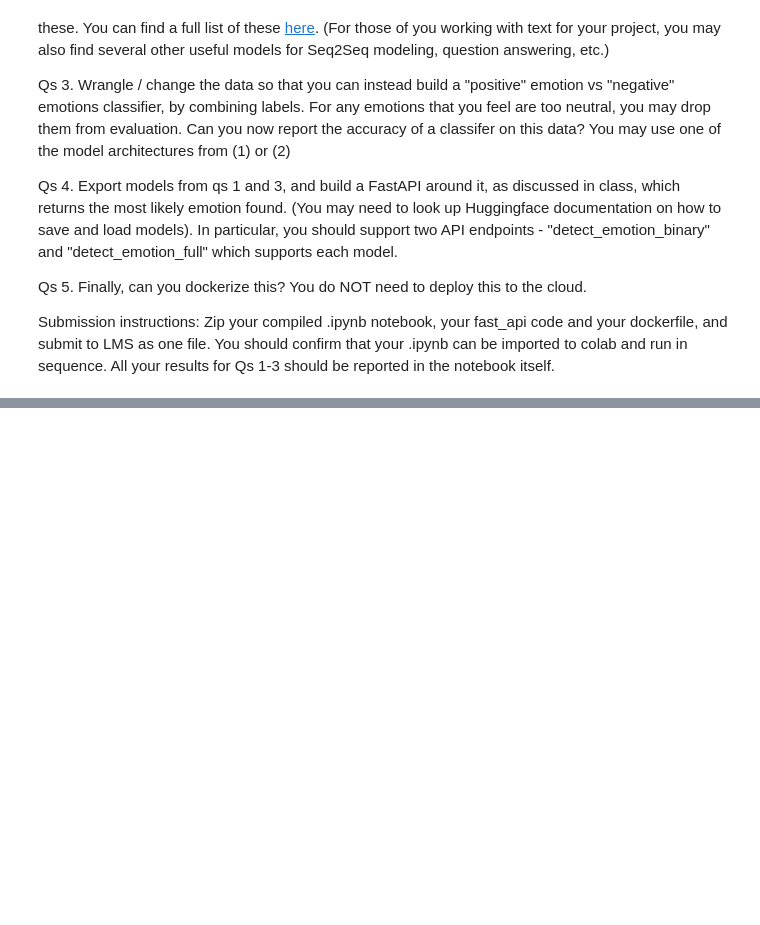
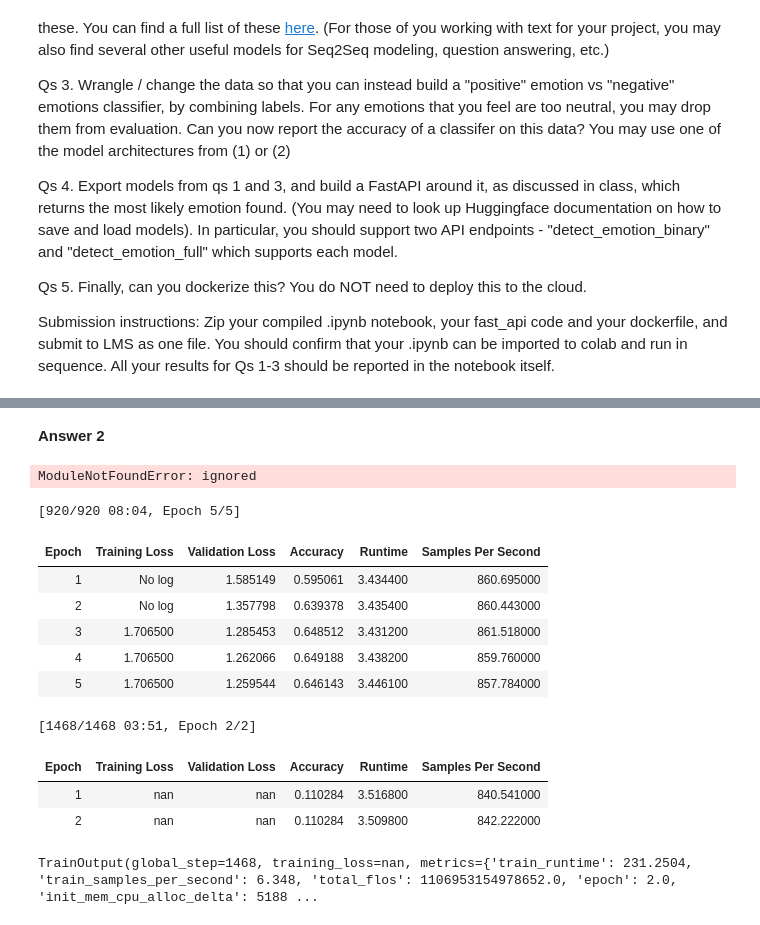
Before and after one commit to sarimk80/data_science_product_developmet_1, a Jupyter notebook: Homework_1.ipynb, the cells around one changed output, grey strips where cells are left out. Drawn from its saved outputs; the diff is of its cells as text; code cells hidden in the pictures; blank space fills up the shorter version.

```diff
--- a/Homework_1.ipynb
+++ b/Homework_1.ipynb
@@ -304,0 +397,21 @@ Submission instructions: Zip your compiled .ipynb notebook, your fast_api code a
+# %% [markdown]
+**Answer 2**
+# %%
+from transformers import AutoConfig, AutoModelForSequenceClassification, AutoTokenizer
+
+model_name_1 = 'bert-base-uncased'
+model_init_1= AutoModelForSequenceClassification.from_pretrained(model_name_1, num_labels=27)
+
+tokenizer_1 = AutoTokenizer.from_pretrained(model_name_1)
+# %% [output]
+ModuleNotFoundError: ignored
+# %%
+def preprocess_function(examples):
+    return tokenizer_1(examples['text'], truncation=True)
+
+def convert_labels_to_int(example):
+    example['labels'] = example['labels'][0]
+    return example
+
+encoded_dataset = restricted_dataset.map(preprocess_function, batched=True)
+encoded_dataset = encoded_dataset.map(convert_labels_to_int)
@@ -304,0 +445,41 @@ Submission instructions: Zip your compiled .ipynb notebook, your fast_api code a
+# %%
+metric_1 = datasets.load_metric('accuracy')
+def compute_metrics(eval_pred):
+    predictions, labels = eval_pred
+    predictions = np.argmax(predictions, axis=1)
+    return metric_1.compute(predictions=predictions, references=labels)
+# %%
+validation_key = "validation"
+trainer_2 = Trainer(
+    model_init_1,
+    args_2,
+    train_dataset=encoded_dataset["train"],
+    eval_dataset=encoded_dataset[validation_key],
+    tokenizer=tokenizer,
+    compute_metrics=compute_metrics
+)
+trainer_3=Trainer(
+    model_init_1,
+    args_3,
+    train_dataset=encoded_dataset["train"],
+    eval_dataset=encoded_dataset[validation_key],
+    tokenizer=tokenizer,
+    compute_metrics=compute_metrics
+)
+# %%
+import numpy as np
+trainer_2.train()
+trainer_3.train()
+# %% [output]
+[920/920 08:04, Epoch 5/5]
+| Epoch | Training Loss | Validation Loss | Accuracy | Runtime | Samples Per Second |
+| 1 | No log | 1.585149 | 0.595061 | 3.434400 | 860.695000 |
+| 2 | No log | 1.357798 | 0.639378 | 3.435400 | 860.443000 |
+| 3 | 1.706500 | 1.285453 | 0.648512 | 3.431200 | 861.518000 |
+| 4 | 1.706500 | 1.262066 | 0.649188 | 3.438200 | 859.760000 |
+| 5 | 1.706500 | 1.259544 | 0.646143 | 3.446100 | 857.784000 |
+[1468/1468 03:51, Epoch 2/2]
+| Epoch | Training Loss | Validation Loss | Accuracy | Runtime | Samples Per Second |
+| 1 | nan | nan | 0.110284 | 3.516800 | 840.541000 |
+| 2 | nan | nan | 0.110284 | 3.509800 | 842.222000 |
+TrainOutput(global_step=1468, training_loss=nan, metrics={'train_runtime': 231.2504, 'train_samples_per_second': 6.348, 'total_flos': 1106953154978652.0, 'epoch': 2.0, 'init_mem_cpu_alloc_delta': 5188 ...
```
Also changed, not shown: parts of 37 cells of this notebook.
